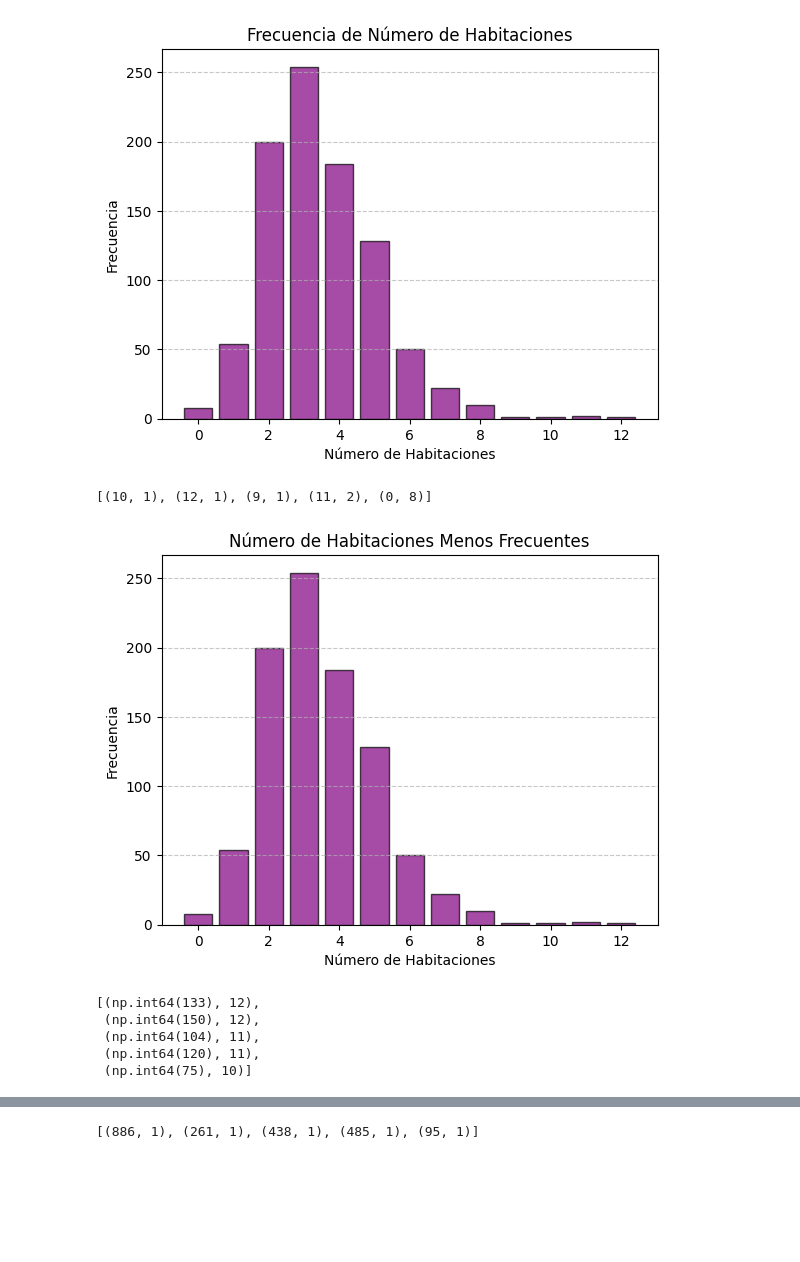
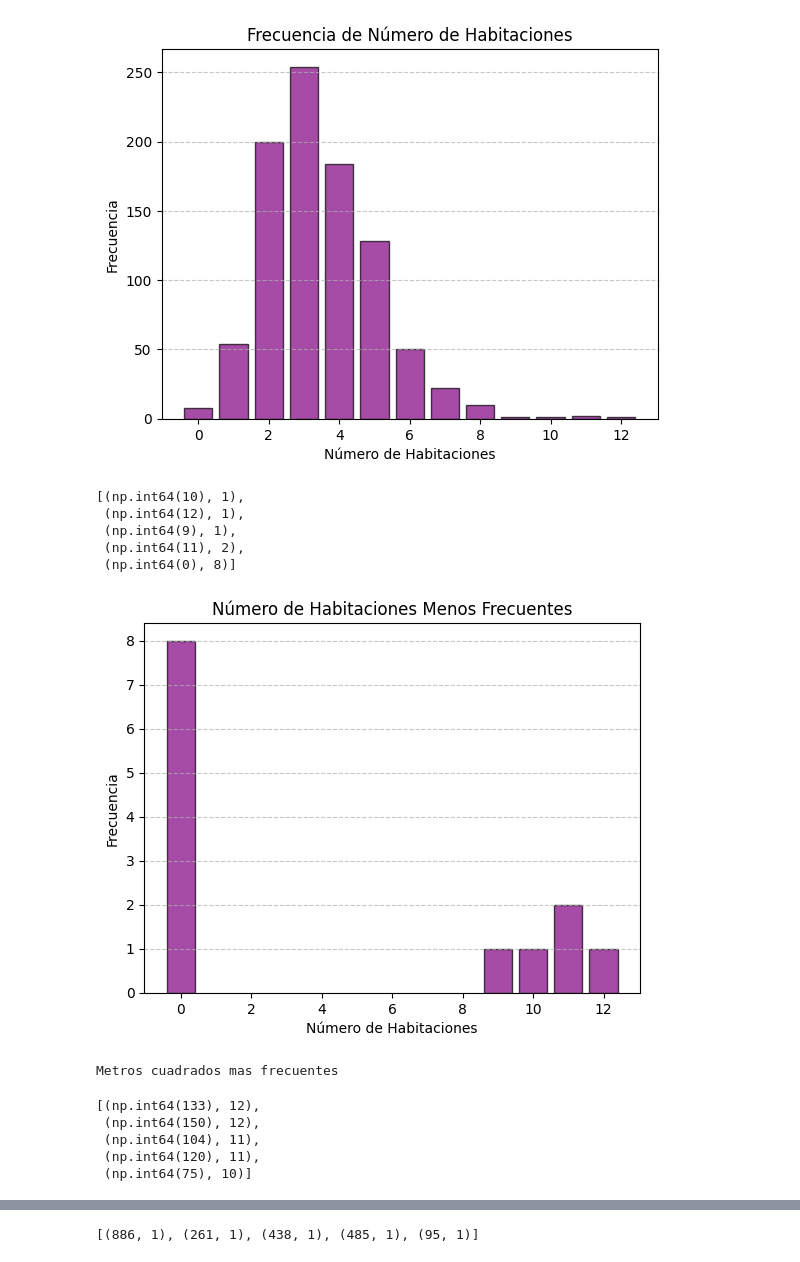
Before and after one commit to mplazap/Bootcamp_ejercicios, a Jupyter notebook: Tema 2 - Matematicas y Estadistica/Ejercicio evaluable (19-12-2024)/M2 - Marino Plaza.ipynb, the cells around one changed output, grey strips where cells are left out. Drawn from its saved outputs; the diff is of its cells as text; code cells hidden in the pictures; blank space fills up the shorter version.

```diff
--- a/Tema 2 - Matematicas y Estadistica/Ejercicio evaluable (19-12-2024)/M2 - Marino Plaza.ipynb
+++ b/Tema 2 - Matematicas y Estadistica/Ejercicio evaluable (19-12-2024)/M2 - Marino Plaza.ipynb
@@ -626,34 +677,41 @@ plt.show()
 [figure]
 # %%
 # Nº de habitaciones menos frecuentes
+cont_roms = Counter(roms)
 cont_roms_min = sorted(cont_roms.items(), key = lambda item: item[1])
+print("Número de habitaciones menos frecuente")
 cont_roms_min [:5]
 # %% [output]
-[(10, 1), (12, 1), (9, 1), (11, 2), (0, 8)]
+[(np.int64(10), 1),
+ (np.int64(12), 1),
+ (np.int64(9), 1),
+ (np.int64(11), 2),
+ (np.int64(0), 8)]
 # %%
-cont_roms_min = sorted(cont_roms.items(), key = lambda item: item[1])
-roms_min_keys = [item[0] for item in cont_roms_min]
-roms_min_values = [item[1] for item in cont_roms_min]
+cont_roms_min = sorted(cont_roms.items(), key=lambda item: item[1])
 
-plt.bar(roms_min_keys, roms_min_values, color="purple", edgecolor="black", alpha=0.7)
+rooms_min_keys = [item[0] for item in cont_roms_min[:5]]
+rooms_min_values = [item[1] for item in cont_roms_min[:5]]
+
+plt.bar(rooms_min_keys, rooms_min_values, color="purple", edgecolor="black", alpha=0.7)
 
 plt.title("Número de Habitaciones Menos Frecuentes")
 plt.xlabel("Número de Habitaciones")
 plt.ylabel("Frecuencia")
 plt.grid(axis="y", linestyle="--", alpha=0.7)
-
-plt.show()
 # %% [output]
-[figure, old version]
+[figure, new version]
 # %%
 cont_meters = Counter(meters)
 cont_meters.items()
 
 # Nº de metros más frecuentes
+print("Metros cuadrados mas frecuentes")
 cont_meters.most_common(5)
 # %% [output]
-[(np.int64(133), 12),
- (np.int64(150), 12),
- (np.int64(104), 11),
- (np.int64(120), 11),
- (np.int64(75), 10)]
+Metros cuadrados mas frecuentes
+[(np.int64(133), 12),
+ (np.int64(150), 12),
+ (np.int64(104), 11),
+ (np.int64(120), 11),
+ (np.int64(75), 10)]
```
Also changed, not shown: parts of 12 cells of this notebook.
